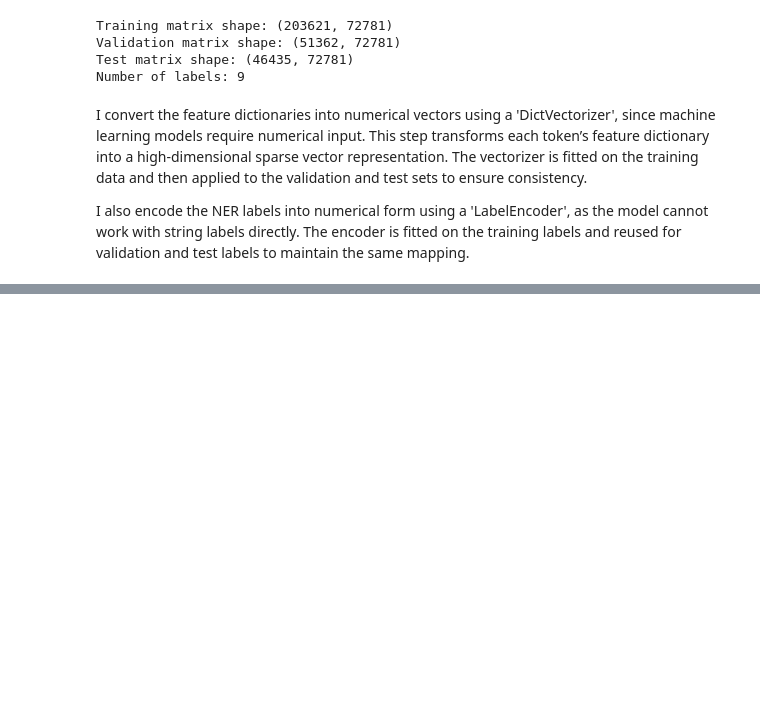
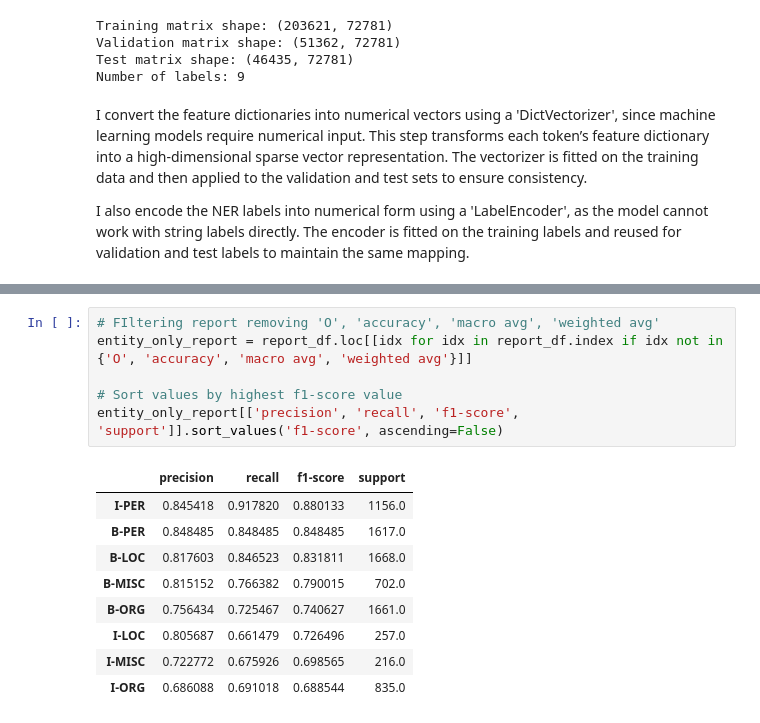
Before and after one commit to Efemirkan/ner-comparison-project, a Jupyter notebook: notebooks/01_feature_based_model.ipynb, the cells around one changed output, grey strips where cells are left out. Drawn from its saved outputs; the diff is of its cells as text; blank space fills up the shorter version.

```diff
--- a/notebooks/01_feature_based_model.ipynb
+++ b/notebooks/01_feature_based_model.ipynb
@@ -210,0 +334,16 @@ I also encode the NER labels into numerical form using a 'LabelEncoder', as the
+# %%
+# FIltering report removing 'O', 'accuracy', 'macro avg', 'weighted avg'
+entity_only_report = report_df.loc[[idx for idx in report_df.index if idx not in {'O', 'accuracy', 'macro avg', 'weighted avg'}]]
+
+# Sort values by highest f1-score value
+entity_only_report[['precision', 'recall', 'f1-score', 'support']].sort_values('f1-score', ascending=False)
+# %% [output]
+|  | precision | recall | f1-score | support |
+| I-PER | 0.845418 | 0.917820 | 0.880133 | 1156.0 |
+| B-PER | 0.848485 | 0.848485 | 0.848485 | 1617.0 |
+| B-LOC | 0.817603 | 0.846523 | 0.831811 | 1668.0 |
+| B-MISC | 0.815152 | 0.766382 | 0.790015 | 702.0 |
+| B-ORG | 0.756434 | 0.725467 | 0.740627 | 1661.0 |
+| I-LOC | 0.805687 | 0.661479 | 0.726496 | 257.0 |
+| I-MISC | 0.722772 | 0.675926 | 0.698565 | 216.0 |
+| I-ORG | 0.686088 | 0.691018 | 0.688544 | 835.0 |
```
Also changed, not shown: parts of 38 cells of this notebook, 4 other files.
